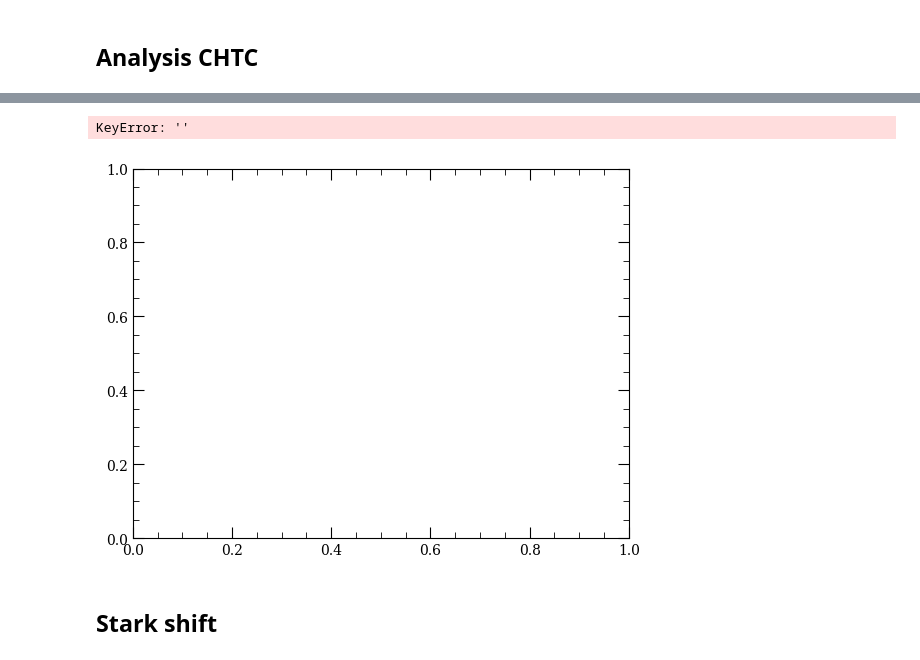
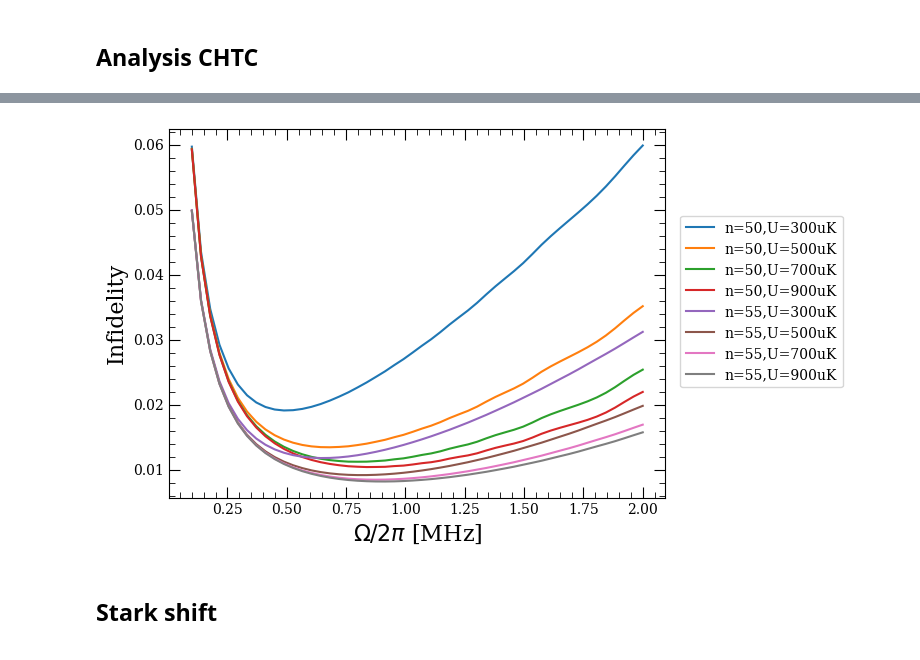
Before and after one commit to Linipun/GateError, a Jupyter notebook: budget.ipynb, the cells around one changed output, grey strips where cells are left out. Saved outputs shown, nothing was run; the diff lists cells and outputs as text; code cells hidden in the pictures.

```diff
--- a/budget.ipynb
+++ b/budget.ipynb
@@ -26,7 +26,7 @@ bohr_r = 5.291e-11
 <h2>Configuration</h2>
 # %%
 atom_name = 'Cs'
-n=55
+n=80
 l = 1
 j = 3/2
 mj = 3/2
@@ -69,9 +69,10 @@ elif atom_name == "Cs":
     atom = Caesium()
 blockade_mrad = find_blockade_Mrad(atom_name, n, atom_d)
 print('Blockade:', blockade_mrad/2/np.pi , 'MHz')
-R_lifetime = atom.getStateLifetime(n=n,l=l,j=j,temperature=300, includeLevelsUpTo=n+20,s=0.5)*1e6
+R_lifetime = atom.getStateLifetime(n=n,l=l,j=j,temperature=10, includeLevelsUpTo=n+20,s=0.5)*1e6
 m_atom = atom.mass
 if HF_split is None:
     HF_split = (atom.getZeemanEnergyShift(l=1, j=3/2, mj=3/2, magneticFieldBz=Bz/10000)-atom.getZeemanEnergyShift(l=1, j=3/2, mj=1/2, magneticFieldBz=Bz/10000))/hbar/1e6
 print('mj1/2-mj3/2 energy split:', HF_split/2/np.pi, 'MHz')
+print(R_lifetime)
 # %% [output]
@@ -946,23 +973,22 @@ print(np.angle(population[-1,1]))
 # %%
 ns = [50,55]
 depths = [300,500,700,900]
 fig, ax = plt.subplots()
 for n in ns:
     for depth in depths:
         file = f'result_CHTC/{n},{depth}/scan_1photon_n{n}_config_and_raw.json'
 
         with open(file) as f:
             data = json.load(f)
         rabi = data['raw_fig2']['x']['values']
-        infid = data['raw_fig2']['']['total']
+        infid = data['raw_fig2']['y']['total']
         ax.plot(rabi, infid, label=f'n={n},U={depth}uK')
         ax.set_ylabel('Infidelity', fontsize=16)
         ax.set_xlabel('$\Omega/2\pi$ [MHz]', fontsize=16)
         ax.legend(loc=(1.03,0.3))
 fig.savefig('Infidelity_singlephoton.png', bbox_inches='tight')
 # %% [output]
-KeyError: ''
-[figure, old version]
+[figure, new version]
 # %% [markdown]
 <h2>Stark shift</h2>
 # %%
```
Also changed, not shown: parts of 5 cells of this notebook, 2 other files.
